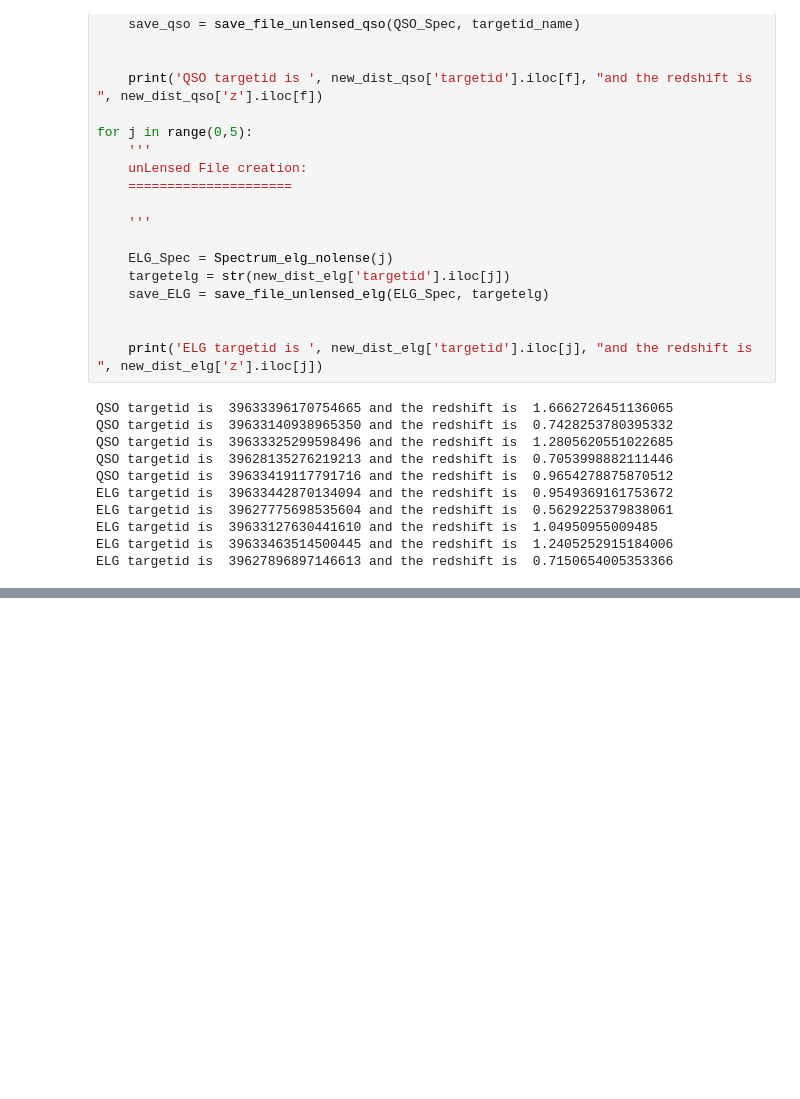
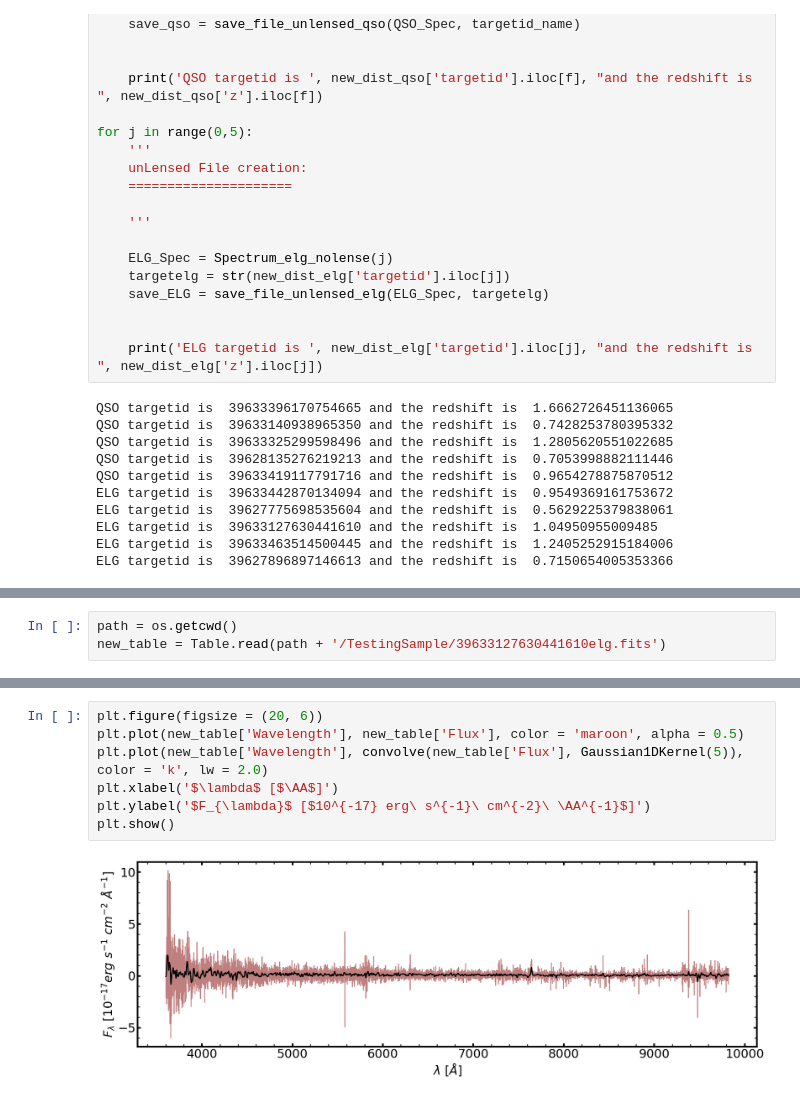
Before and after one commit to emcarthur123/QSL-ML, a Jupyter notebook: TestingSample.ipynb, the cells around one changed output, grey strips where cells are left out. Cells and saved outputs as stored; diff of their text form; blank space fills up the shorter version.

```diff
--- a/TestingSample.ipynb
+++ b/TestingSample.ipynb
@@ -635,0 +630,3 @@ new_dist_qso['targetid'].iloc[1]
+# %%
+path = os.getcwd()
+new_table = Table.read(path + '/TestingSample/39633127630441610elg.fits')
@@ -635,0 +655,9 @@ new_dist_qso['targetid'].iloc[1]
+# %%
+plt.figure(figsize = (20, 6))
+plt.plot(new_table['Wavelength'], new_table['Flux'], color = 'maroon', alpha = 0.5)
+plt.plot(new_table['Wavelength'], convolve(new_table['Flux'], Gaussian1DKernel(5)), color = 'k', lw = 2.0)
+plt.xlabel('$\lambda$ [$\AA$]')
+plt.ylabel('$F_{\lambda}$ [$10^{-17} erg\ s^{-1}\ cm^{-2}\ \AA^{-1}$]')
+plt.show()
+# %% [output]
+[figure, added]
```
Also changed, not shown: parts of 4 cells of this notebook, 15 other files.
